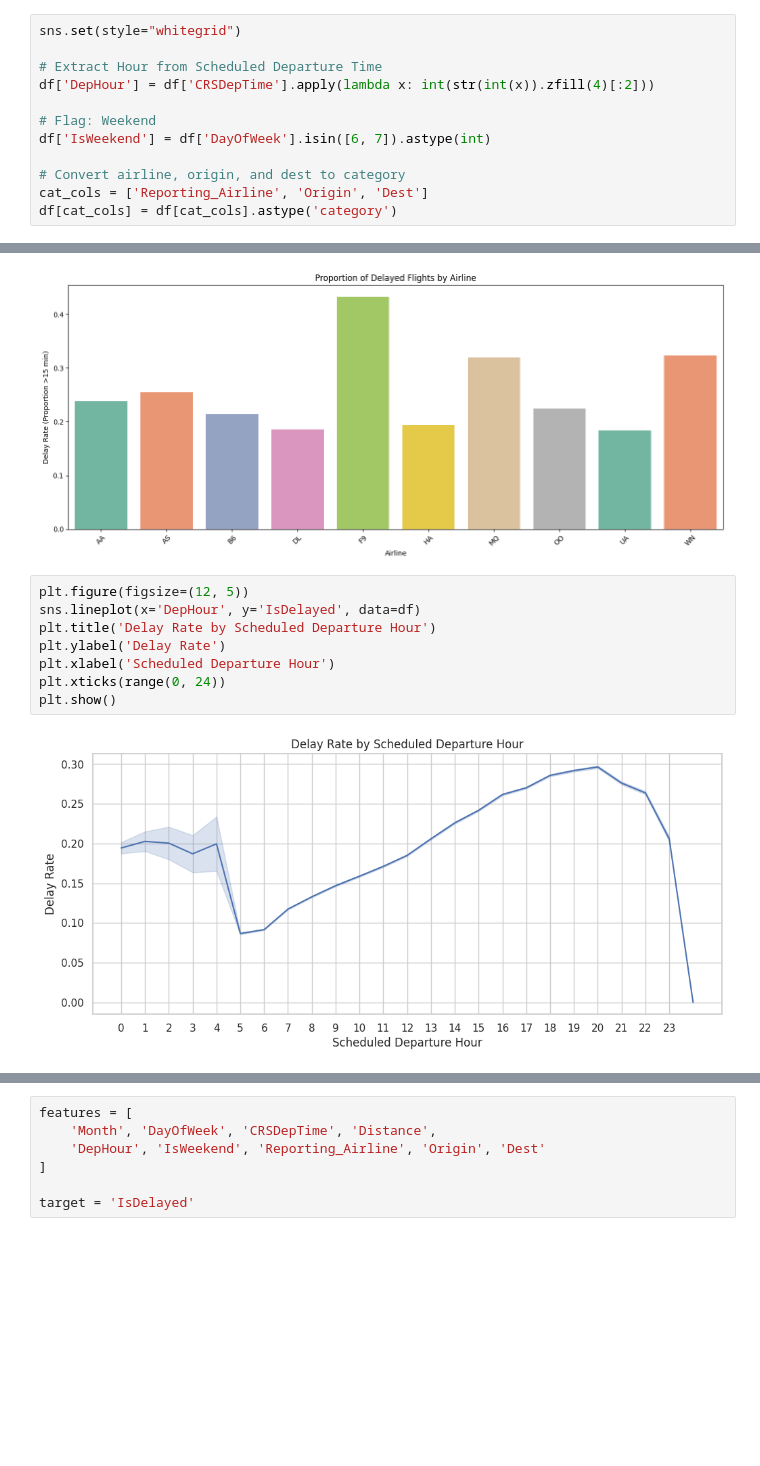
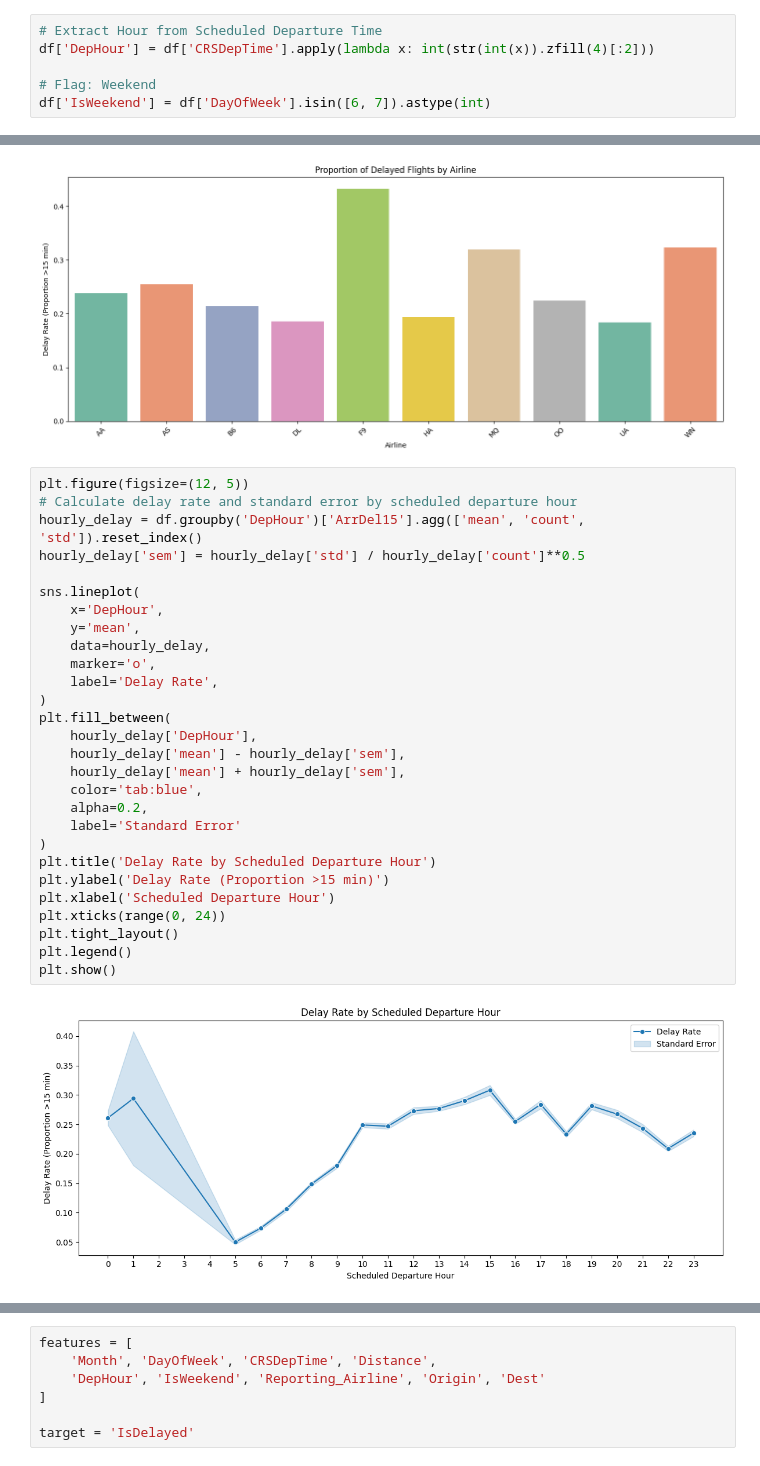
Before and after one commit to shloak17107/airline-delay-prediction, a Jupyter notebook: Vatsal_Copy_of_preprocessing.ipynb, the cells around one changed output, grey strips where cells are left out. Drawn from its saved outputs; the diff is of its cells as text; blank space fills up the shorter version.

```diff
--- a/Vatsal_Copy_of_preprocessing.ipynb
+++ b/Vatsal_Copy_of_preprocessing.ipynb
@@ -415,17 +415,11 @@ columns_to_drop_after_EDA.append('Reporting_Airline')
 # %% [markdown]
 # More EDA
 # %%
-sns.set(style="whitegrid")
-
 # Extract Hour from Scheduled Departure Time
 df['DepHour'] = df['CRSDepTime'].apply(lambda x: int(str(int(x)).zfill(4)[:2]))
 
 # Flag: Weekend
 df['IsWeekend'] = df['DayOfWeek'].isin([6, 7]).astype(int)
-
-# Convert airline, origin, and dest to category
-cat_cols = ['Reporting_Airline', 'Origin', 'Dest']
-df[cat_cols] = df[cat_cols].astype('category')
 # %%
 # Plot distribution of delayed vs on-time flights using ArrDel15 (0 = On-Time, 1 = Delayed)
 df['ArrDel15'].value_counts().sort_index().plot(
@@ -462,12 +456,32 @@ Passing `palette` without assigning `hue` is deprecated and will be removed in v
 [figure]
 # %%
 plt.figure(figsize=(12, 5))
-sns.lineplot(x='DepHour', y='IsDelayed', data=df)
+# Calculate delay rate and standard error by scheduled departure hour
+hourly_delay = df.groupby('DepHour')['ArrDel15'].agg(['mean', 'count', 'std']).reset_index()
+hourly_delay['sem'] = hourly_delay['std'] / hourly_delay['count']**0.5
+
+sns.lineplot(
+    x='DepHour',
+    y='mean',
+    data=hourly_delay,
+    marker='o',
+    label='Delay Rate',
+)
+plt.fill_between(
+    hourly_delay['DepHour'],
+    hourly_delay['mean'] - hourly_delay['sem'],
+    hourly_delay['mean'] + hourly_delay['sem'],
+    color='tab:blue',
+    alpha=0.2,
+    label='Standard Error'
+)
 plt.title('Delay Rate by Scheduled Departure Hour')
-plt.ylabel('Delay Rate')
+plt.ylabel('Delay Rate (Proportion >15 min)')
 plt.xlabel('Scheduled Departure Hour')
 plt.xticks(range(0, 24))
+plt.tight_layout()
+plt.legend()
 plt.show()
 # %% [output]
-[figure, old version]
+[figure, new version]
 # %%
```
Also changed, not shown: parts of 8 cells of this notebook.
